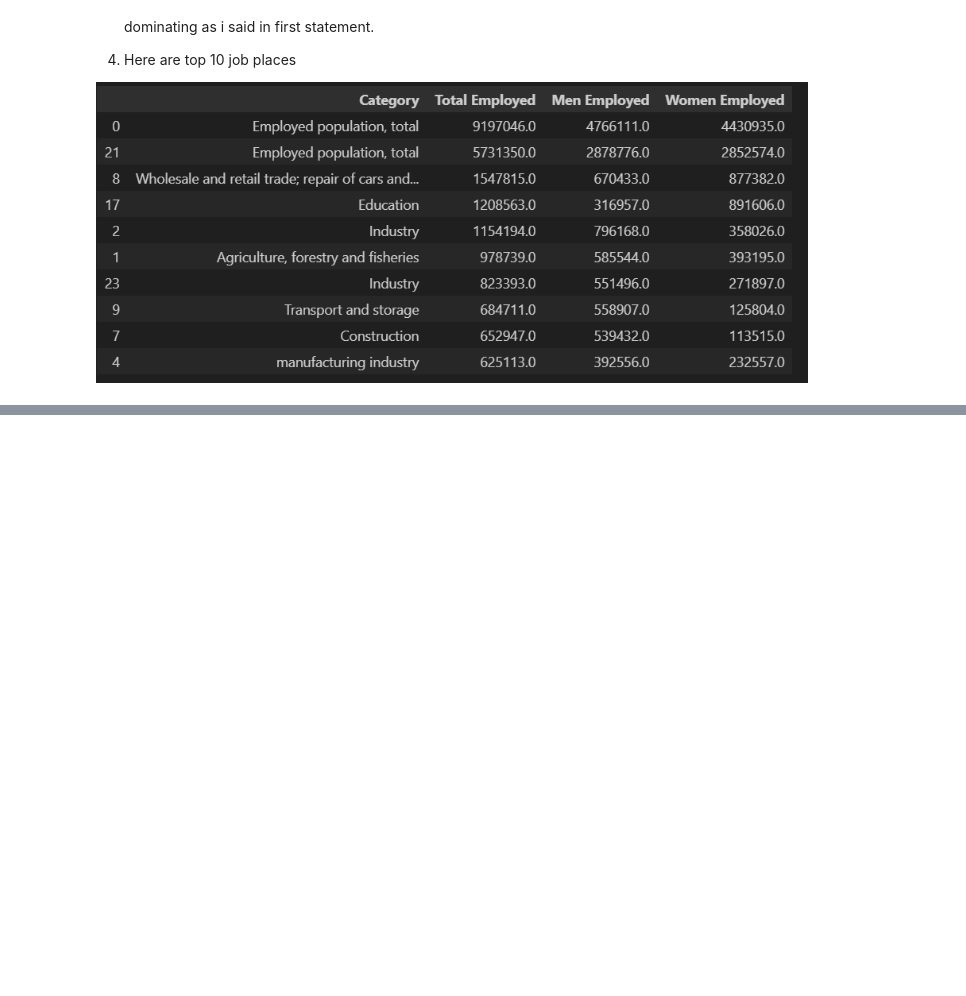
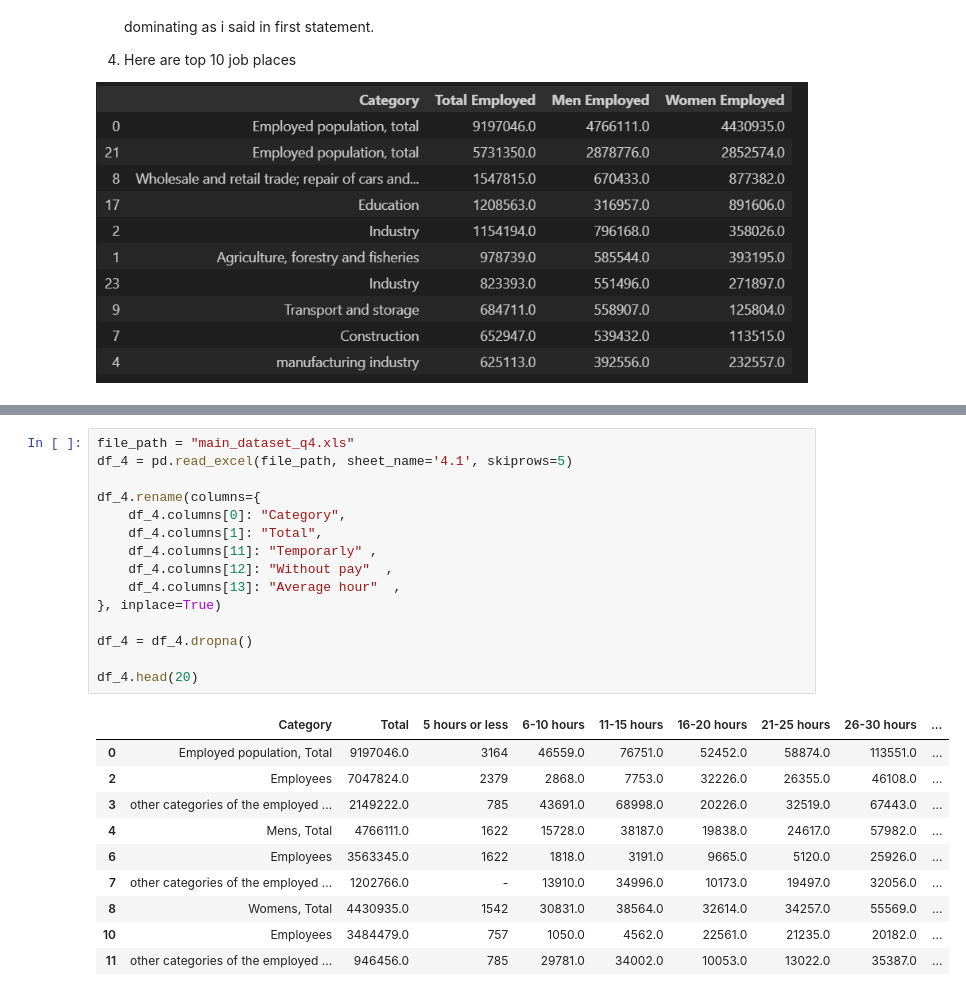
Before and after one commit to bochida/Economic-and-Employment-analysis-of-2024, a Jupyter notebook: python_analysis.ipynb, the cells around one changed output, grey strips where cells are left out. Cells and saved outputs as stored; diff of their text form; blank space fills up the shorter version.

```diff
--- a/python_analysis.ipynb
+++ b/python_analysis.ipynb
@@ -380,0 +393,26 @@ Review of part 2:
+# %%
+file_path = "main_dataset_q4.xls"
+df_4 = pd.read_excel(file_path, sheet_name='4.1', skiprows=5)
+
+df_4.rename(columns={
+    df_4.columns[0]: "Category",
+    df_4.columns[1]: "Total",
+    df_4.columns[11]: "Temporarly" ,
+    df_4.columns[12]: "Without pay"  ,
+    df_4.columns[13]: "Average hour"  ,
+}, inplace=True)
+
+df_4 = df_4.dropna()
+
+df_4.head(20)
+# %% [output]
+|  | Category | Total | 5 hours or less | 6-10 hours | 11-15 hours | 16-20 hours | 21-25 hours | 26-30 hours | ... |
+| 0 | Employed population, Total | 9197046.0 | 3164 | 46559.0 | 76751.0 | 52452.0 | 58874.0 | 113551.0 | ... |
+| 2 | Employees | 7047824.0 | 2379 | 2868.0 | 7753.0 | 32226.0 | 26355.0 | 46108.0 | ... |
+| 3 | other categories of the employed ... | 2149222.0 | 785 | 43691.0 | 68998.0 | 20226.0 | 32519.0 | 67443.0 | ... |
+| 4 | Mens, Total | 4766111.0 | 1622 | 15728.0 | 38187.0 | 19838.0 | 24617.0 | 57982.0 | ... |
+| 6 | Employees | 3563345.0 | 1622 | 1818.0 | 3191.0 | 9665.0 | 5120.0 | 25926.0 | ... |
+| 7 | other categories of the employed ... | 1202766.0 | - | 13910.0 | 34996.0 | 10173.0 | 19497.0 | 32056.0 | ... |
+| 8 | Womens, Total | 4430935.0 | 1542 | 30831.0 | 38564.0 | 32614.0 | 34257.0 | 55569.0 | ... |
+| 10 | Employees | 3484479.0 | 757 | 1050.0 | 4562.0 | 22561.0 | 21235.0 | 20182.0 | ... |
+| 11 | other categories of the employed ... | 946456.0 | 785 | 29781.0 | 34002.0 | 10053.0 | 13022.0 | 35387.0 | ... |
```
Also changed, not shown: parts of 2 cells of this notebook.
